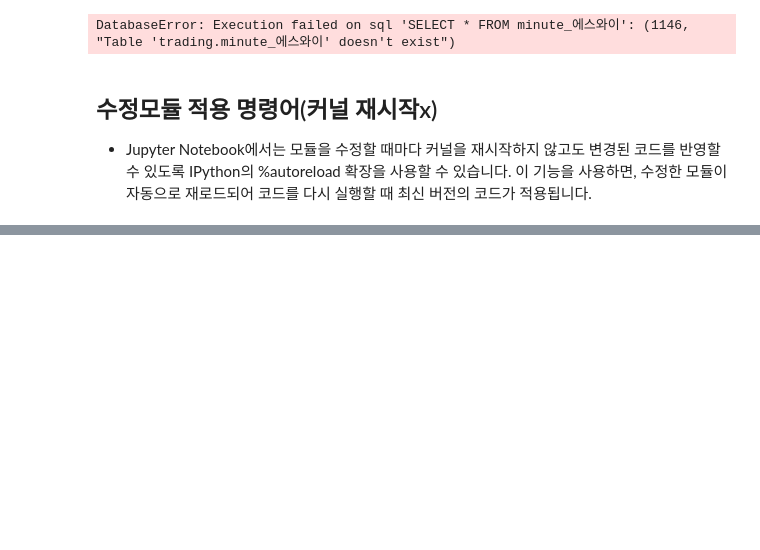
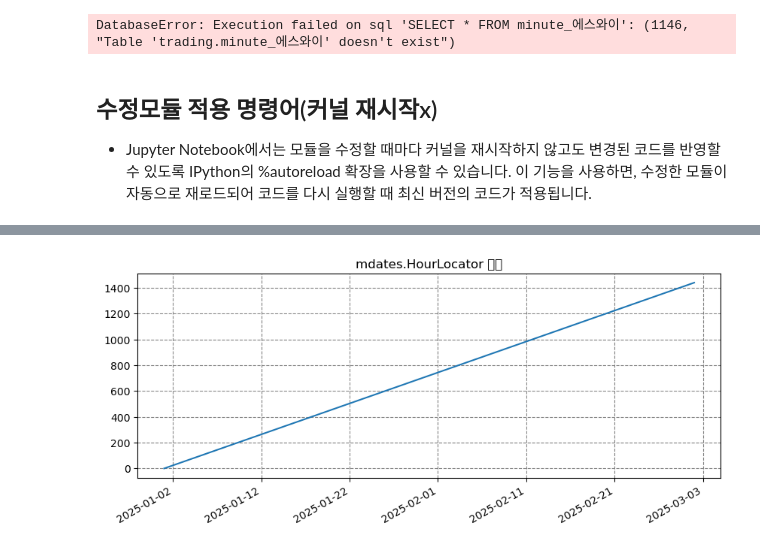
Before and after one commit to LiberSlave/trading, a Jupyter notebook: Excel/lab.ipynb, the cells around one changed output, grey strips where cells are left out. Cells and saved outputs as stored; diff of their text form; code cells hidden in the pictures; blank space fills up the shorter version.

```diff
--- a/Excel/lab.ipynb
+++ b/Excel/lab.ipynb
@@ -1794,0 +1784,27 @@ DatabaseError: Execution failed on sql 'SELECT * FROM minute_에스와이': (114
+# %%
+import matplotlib.pyplot as plt
+import matplotlib.dates as mdates
+import pandas as pd
+import datetime
+
+# 예시: 60일간 1시간 간격의 날짜 생성
+start = datetime.datetime(2025, 1, 1)
+end = start + datetime.timedelta(days=60)
+dates = pd.date_range(start, end, freq='H')
+
+# 임의의 데이터 생성
+y = range(len(dates))
+
+fig, ax = plt.subplots(figsize=(10, 4))
+ax.plot(dates, y)
+
+# mdates.HourLocator(interval=1440): 1440시간은 60일, 즉 하루에 한 번 tick을 찍도록 설정(예시로 interval을 조절)
+locator = mdates.HourLocator(interval=240)  # 하루에 한 번 tick (24시간)
+ax.xaxis.set_major_locator(locator)
+ax.xaxis.set_major_formatter(mdates.DateFormatter('%Y-%m-%d'))
+
+fig.autofmt_xdate()  # tick 레이블 겹침 방지
+plt.title("mdates.HourLocator 예제")
+plt.show()
+# %% [output]
+[figure, added]
```
Also changed, not shown: parts of 13 cells of this notebook, 3 other files.
